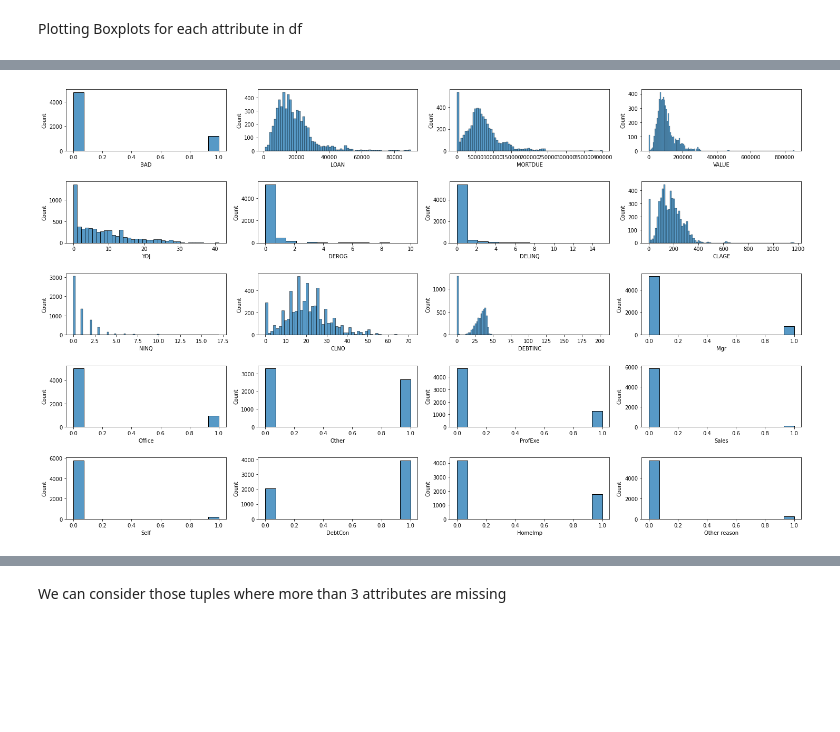
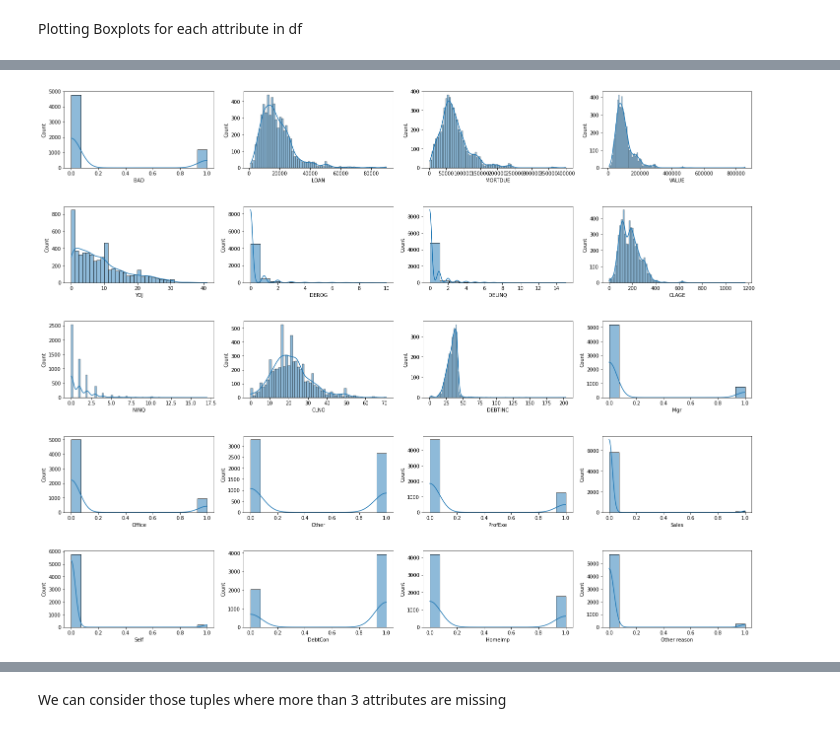
Before and after one commit to akhil14shukla/IME672A-Course-Project, a Jupyter notebook: main.ipynb, the cells around one changed output, grey strips where cells are left out. Cells and saved outputs as stored; diff of their text form; code cells hidden in the pictures; blank space fills up the shorter version.

Commit message:
Added plots, and improved notebook

```diff
--- a/main.ipynb
+++ b/main.ipynb
@@ -45,8 +71,2 @@ Most of the data is already numerical, only two are of strings type.
 # %% [markdown]
 Plotting Boxplots for each attribute in df
-# %%
-for i in df.columns:
-    plt.figure()
-    plt.boxplot(df[i])
-    plt.title(i)
-    plt.show()
@@ -66,0 +73,6 @@ for i in df.columns:
+# %%
+fig, axes = plt.subplots(5, 4, figsize=(25, 20),)
+for i,ax in zip(df.columns,axes.flat):
+    sns.violinplot(data=df, x=i,ax=ax,ci=None)
+plt.subplots_adjust(wspace=0.2, hspace=0.5)
+plt.show()
@@ -67,10 +81,8 @@ for i in df.columns:
 # %%
-c=1
-fig, axes = plt.subplots(5, 4, figsize=(25, 15),)
+fig, axes = plt.subplots(5, 4, figsize=(25, 20))
 for i,ax in zip(df.columns,axes.flat):
-    sns.histplot(df[i],ax=ax)
-    c = c+1
+    sns.histplot(data=df,x=i,ax=ax,kde=True)
 plt.subplots_adjust(wspace=0.2, hspace=0.5)
 plt.show()
 # %% [output]
-[figure, old version]
+[figure, new version]
```
Also changed, not shown: parts of 11 cells of this notebook.
